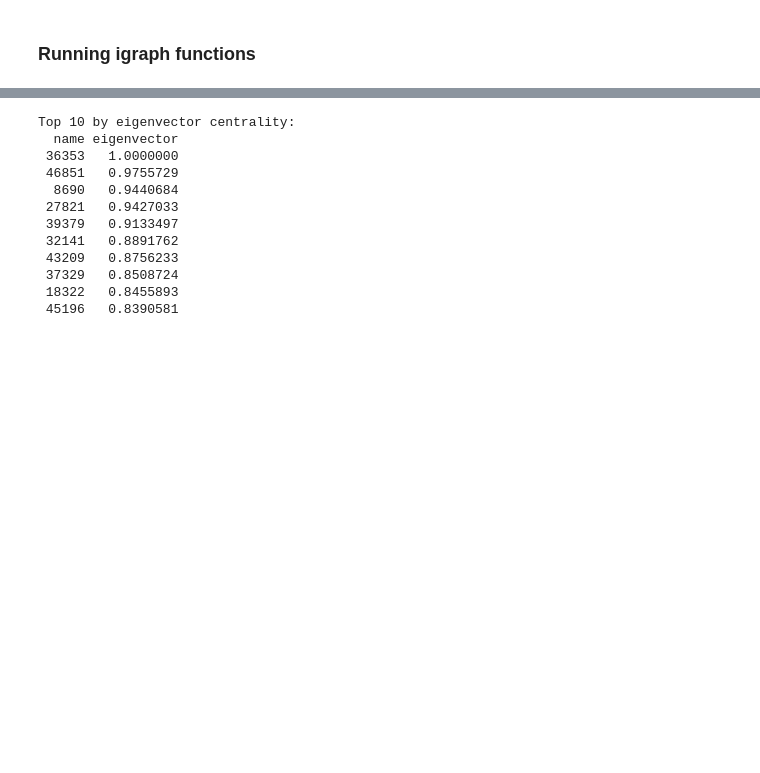
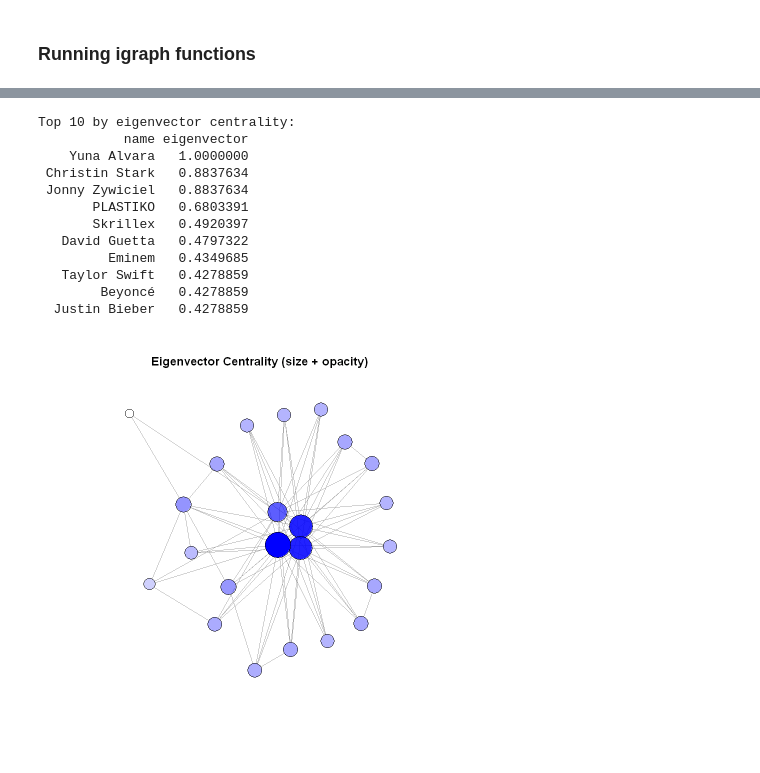
Before and after one commit to ilpalazz0/Big-Data-Assignment-1, a Jupyter notebook: graph.ipynb, the cells around one changed output, grey strips where cells are left out. Drawn from its saved outputs; the diff is of its cells as text; code cells hidden in the pictures; blank space fills up the shorter version.

```diff
--- a/graph.ipynb
+++ b/graph.ipynb
@@ -93,22 +100,30 @@ print(head(result, 10), row.names = FALSE)
 # %%
 g.eig <- eigen_centrality(g)$vector
 eig_df <- data.frame(name = node_names, eigenvector = g.eig)
 eig_df <- eig_df[order(eig_df$eigenvector, decreasing = TRUE), ]
 cat("Top 10 by eigenvector centrality:\n")
 print(head(eig_df, 10), row.names = FALSE)
+
+
+plot(g,
+     vertex.color = rgb(0, 0, 1, alpha = (g.eig - min(g.eig)) / (max(g.eig) - min(g.eig))),
+     vertex.size = 5 + 15 * (g.eig / max(g.eig)),
+     vertex.label = NA,
+     main = "Eigenvector Centrality (size + opacity)")
 # %% [output]
 Top 10 by eigenvector centrality:
-  name eigenvector
- 36353   1.0000000
- 46851   0.9755729
-  8690   0.9440684
- 27821   0.9427033
- 39379   0.9133497
- 32141   0.8891762
- 43209   0.8756233
- 37329   0.8508724
- 18322   0.8455893
- 45196   0.8390581
+           name eigenvector
+    Yuna Alvara   1.0000000
+ Christin Stark   0.8837634
+ Jonny Zywiciel   0.8837634
+       PLASTIKO   0.6803391
+       Skrillex   0.4920397
+   David Guetta   0.4797322
+         Eminem   0.4349685
+   Taylor Swift   0.4278859
+        Beyoncé   0.4278859
+  Justin Bieber   0.4278859
+[figure, added]
 # %%
 g.pr <- page_rank(g)$vector
 pr_df <- data.frame(name = node_names, pagerank = g.pr)
```
Also changed, not shown: parts of 24 cells of this notebook.
